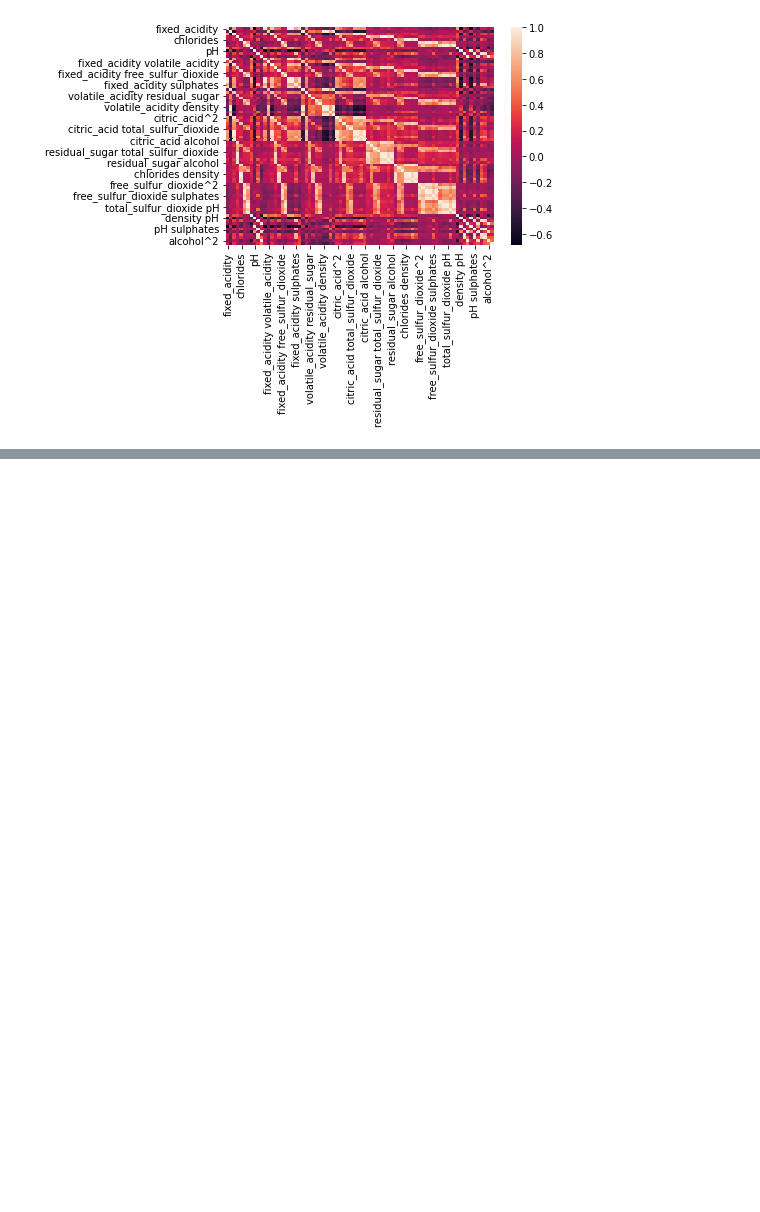
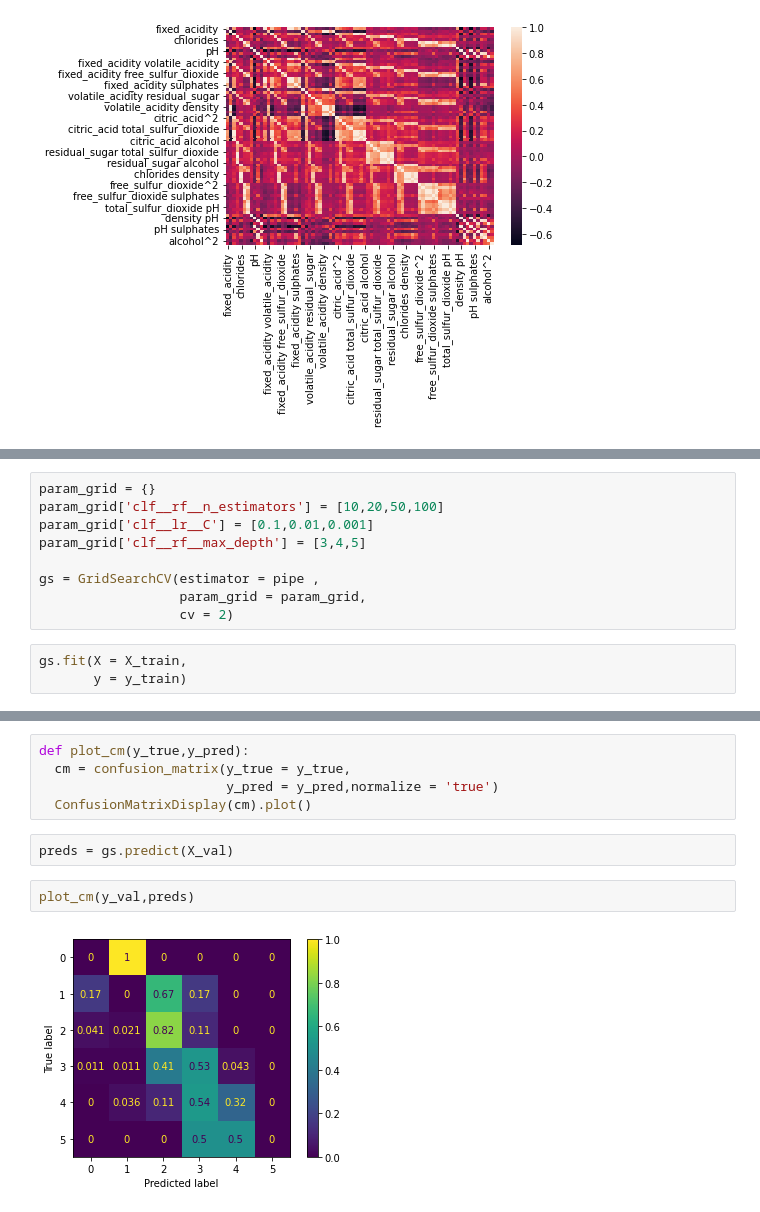
Before and after one commit to ngcheeyuan/Classification_projects, a Jupyter notebook: Wine_classifier.ipynb, the cells around one changed output, grey strips where cells are left out. Saved outputs shown, nothing was run; the diff lists cells and outputs as text; blank space fills up the shorter version.

```diff
--- a/Wine_classifier.ipynb
+++ b/Wine_classifier.ipynb
@@ -231,0 +237,12 @@ Name: quality, Length: 78, dtype: float64
+# %%
+param_grid = {}
+param_grid['clf__rf__n_estimators'] = [10,20,50,100]
+param_grid['clf__lr__C'] = [0.1,0.01,0.001]
+param_grid['clf__rf__max_depth'] = [3,4,5]
+
+gs = GridSearchCV(estimator = pipe ,
+                  param_grid = param_grid,
+                  cv = 2)
+# %%
+gs.fit(X = X_train,
+       y = y_train)
@@ -231,0 +295,11 @@ Name: quality, Length: 78, dtype: float64
+# %%
+def plot_cm(y_true,y_pred):
+  cm = confusion_matrix(y_true = y_true,
+                        y_pred = y_pred,normalize = 'true')
+  ConfusionMatrixDisplay(cm).plot()
+# %%
+preds = gs.predict(X_val)
+# %%
+plot_cm(y_val,preds)
+# %% [output]
+[figure, added]
```
Also changed, not shown: parts of 14 cells of this notebook.
